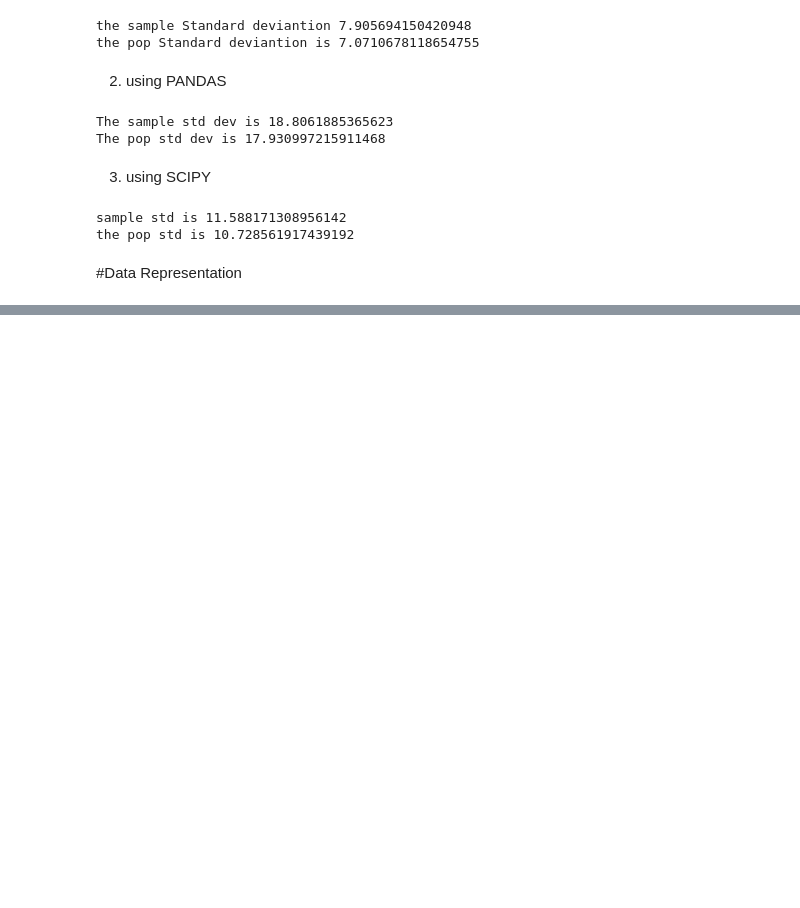
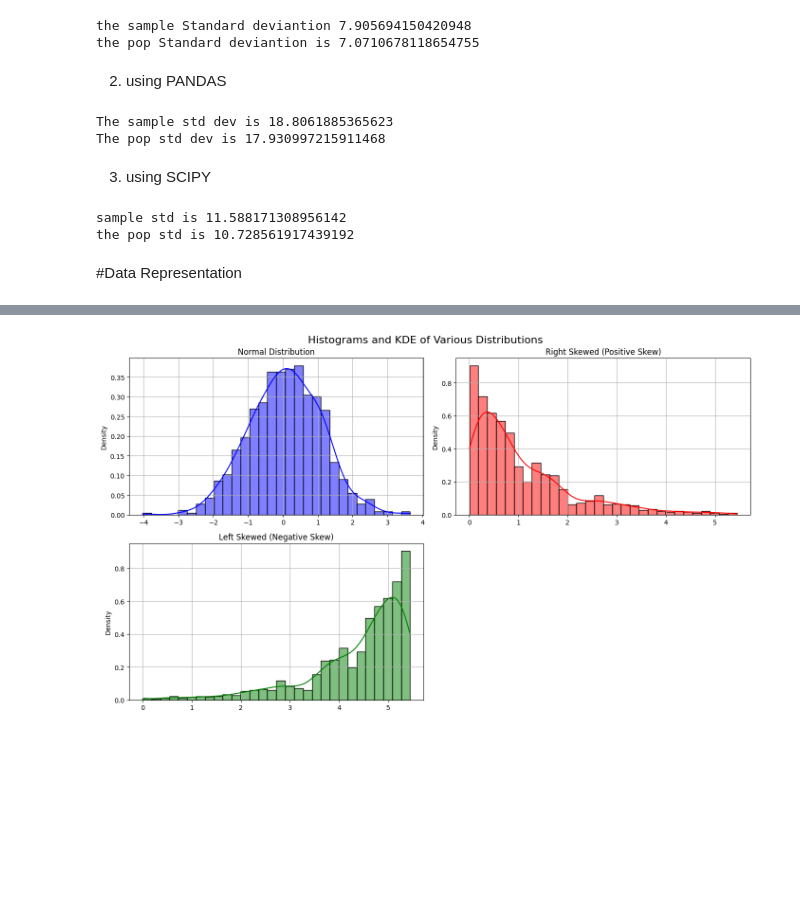
Before and after one commit to khushirajput01/All-statistics-Solution, a Jupyter notebook: all_statistics.ipynb, the cells around one changed output, grey strips where cells are left out. Drawn from its saved outputs; the diff is of its cells as text; code cells hidden in the pictures; blank space fills up the shorter version.

```diff
--- a/all_statistics.ipynb
+++ b/all_statistics.ipynb
@@ -246,0 +271,39 @@ O
+# %%
+import numpy as np
+import matplotlib.pyplot as plt
+import seaborn as sns
+
+# Create a figure of axes (3 rows, 2 columns)
+fig, axs = plt.subplots(3, 2, figsize=(14, 12))
+fig.suptitle("Histograms and KDE of Various Distributions", fontsize=16)
+
+# 1. Normal Distribution (Top-Left)
+data_normal = np.random.normal(loc=0, scale=1, size=1000)
+sns.histplot(data_normal, kde=True, ax=axs[0, 0], color='blue', stat='density', bins=30)
+axs[0, 0].set_title('Normal Distribution')
+axs[0, 0].grid(True)
+
+# Data Generation for Skewed Distributions
+data_right_skewed = np.random.exponential(scale=1, size=1000)
+# Corrected Left Skew: Max value mein se subtract karke data ko flip kiya
+data_left_skewed = max(data_right_skewed) - data_right_skewed
+
+# 2. Right Skewed Histogram (Top-Right)
+sns.histplot(data_right_skewed, kde=True, ax=axs[0, 1], color='red', stat='density', bins=30)
+axs[0, 1].set_title('Right Skewed (Positive Skew)')
+axs[0, 1].grid(True)
+
+# 3. Left Skewed Histogram (Middle-Left -> axs[1, 0])
+sns.histplot(data_left_skewed, kde=True, ax=axs[1, 0], color='green', stat='density', bins=30)
+axs[1, 0].set_title('Left Skewed (Negative Skew)')
+axs[1, 0].grid(True)
+
+# Baki bache hue khali 3 subplots ko hide karne ke liye (Sunder dikhne ke liye)
+axs[1, 1].axis('off')
+axs[2, 0].axis('off')
+axs[2, 1].axis('off')
+
+plt.tight_layout()
+plt.show()
+# %% [output]
+[figure, added]
```
Also changed, not shown: parts of 2 cells of this notebook.
